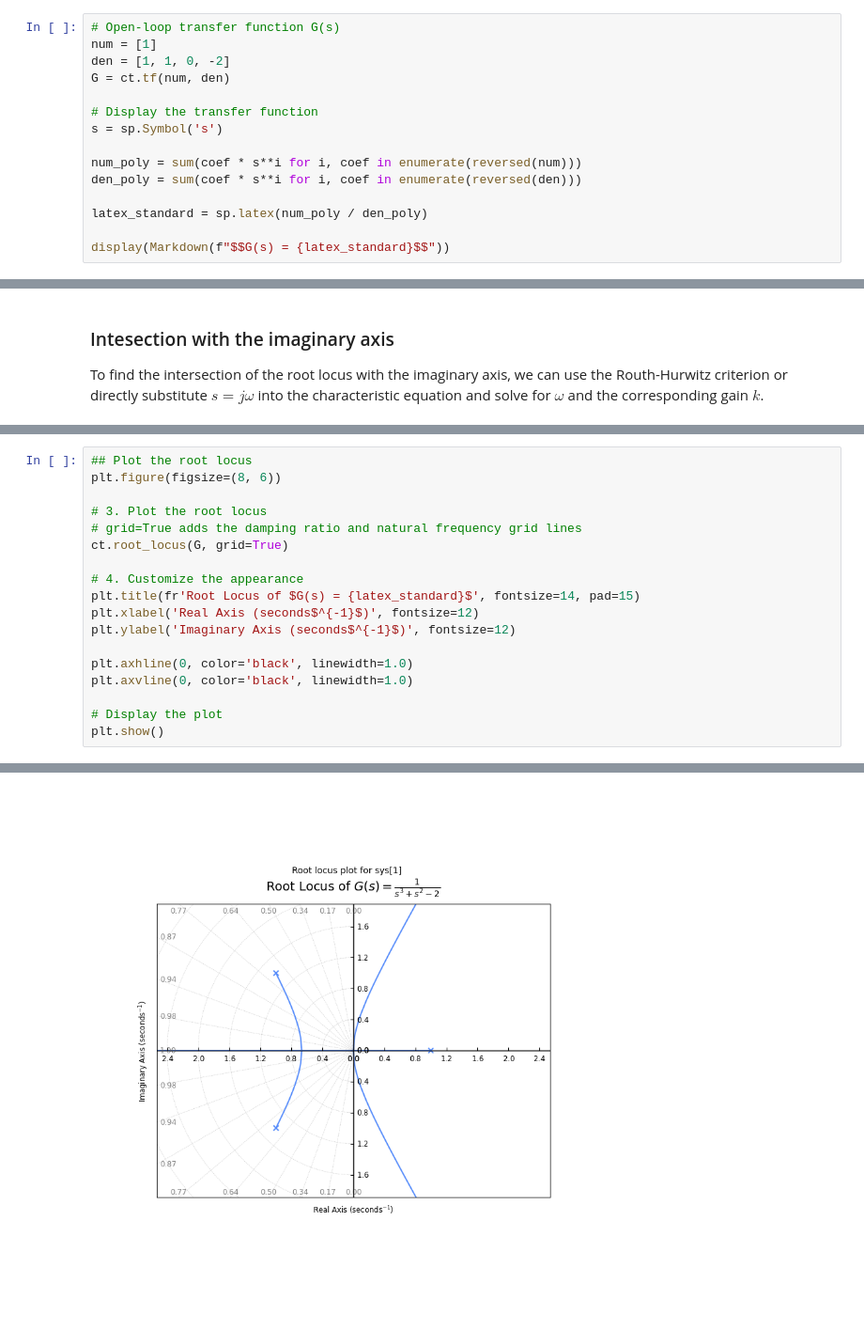
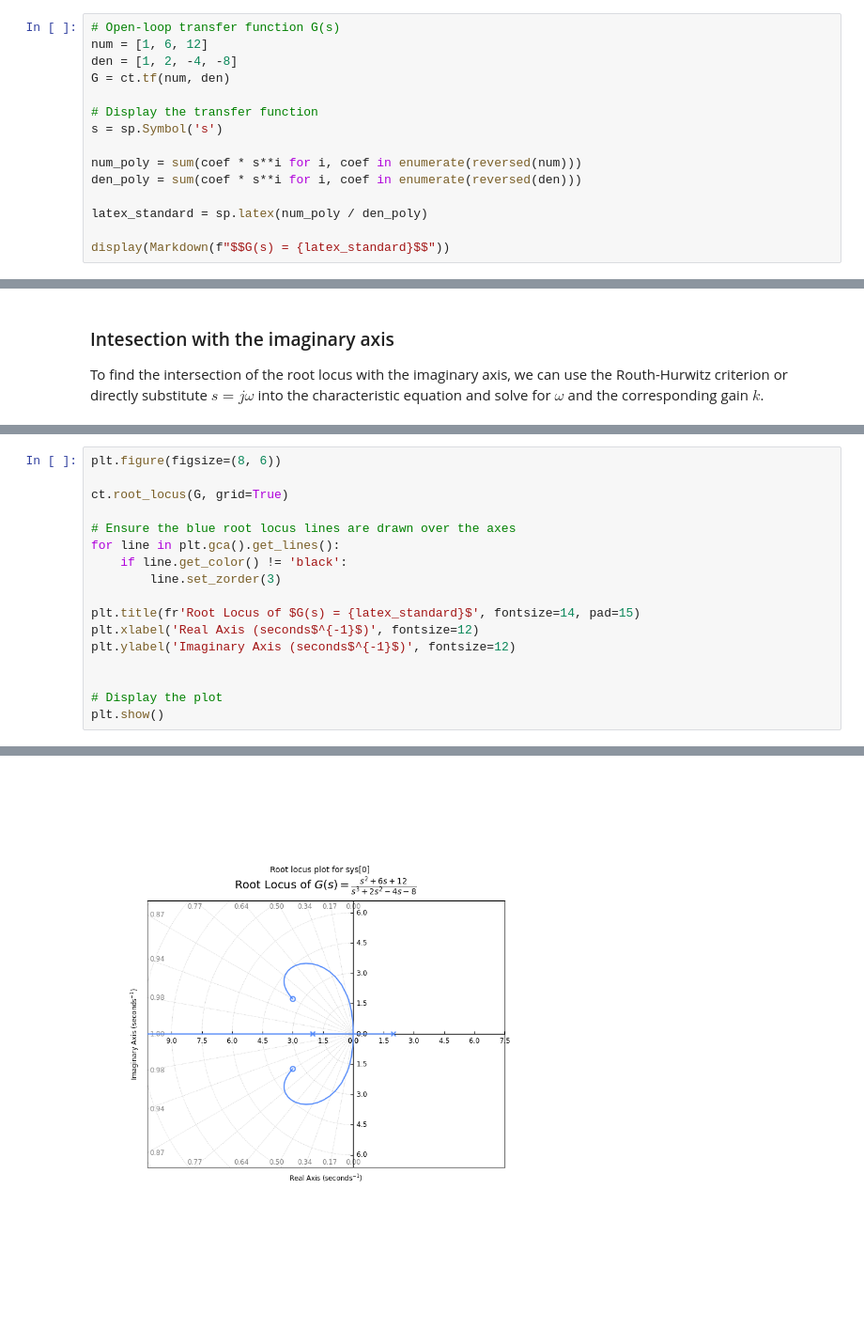
Before and after one commit to chmanny/control-systems, a Jupyter notebook: rlocus.ipynb, the cells around one changed output, grey strips where cells are left out. Shown at 94% size. Drawn from its saved outputs; the diff is of its cells as text.

```diff
--- a/rlocus.ipynb
+++ b/rlocus.ipynb
@@ -10,8 +10,8 @@ import sympy as sp
 ## Define the transfer function $G(s)$
 # %%
 # Open-loop transfer function G(s)
-num = [1]
-den = [1, 1, 0, -2]
+num = [1, 6, 12]
+den = [1, 2, -4, -8]
 G = ct.tf(num, den)
 
 # Display the transfer function
@@ -197,22 +195,21 @@ $$D(j\omega) + K N(j\omega) = 0 \rightarrow \begin{cases} \text{Real: } K - \ome
   * Intersection Coordinate: $s = 0.0000j$
 # %%
-## Plot the root locus
 plt.figure(figsize=(8, 6))
 
-# 3. Plot the root locus
-# grid=True adds the damping ratio and natural frequency grid lines
 ct.root_locus(G, grid=True)
 
-# 4. Customize the appearance
+# Ensure the blue root locus lines are drawn over the axes
+for line in plt.gca().get_lines():
+    if line.get_color() != 'black':
+        line.set_zorder(3)
+
 plt.title(fr'Root Locus of $G(s) = {latex_standard}$', fontsize=14, pad=15)
 plt.xlabel('Real Axis (seconds$^{-1}$)', fontsize=12)
 plt.ylabel('Imaginary Axis (seconds$^{-1}$)', fontsize=12)
 
-plt.axhline(0, color='black', linewidth=1.0)
-plt.axvline(0, color='black', linewidth=1.0)
 
 # Display the plot
 plt.show()
 # %% [output]
 Ignoring fixed x limits to fulfill fixed data aspect with adjustable data limits.
-[figure, old version]
+[figure, new version]
```
Also changed, not shown: parts of 6 cells of this notebook, 3 other files.
